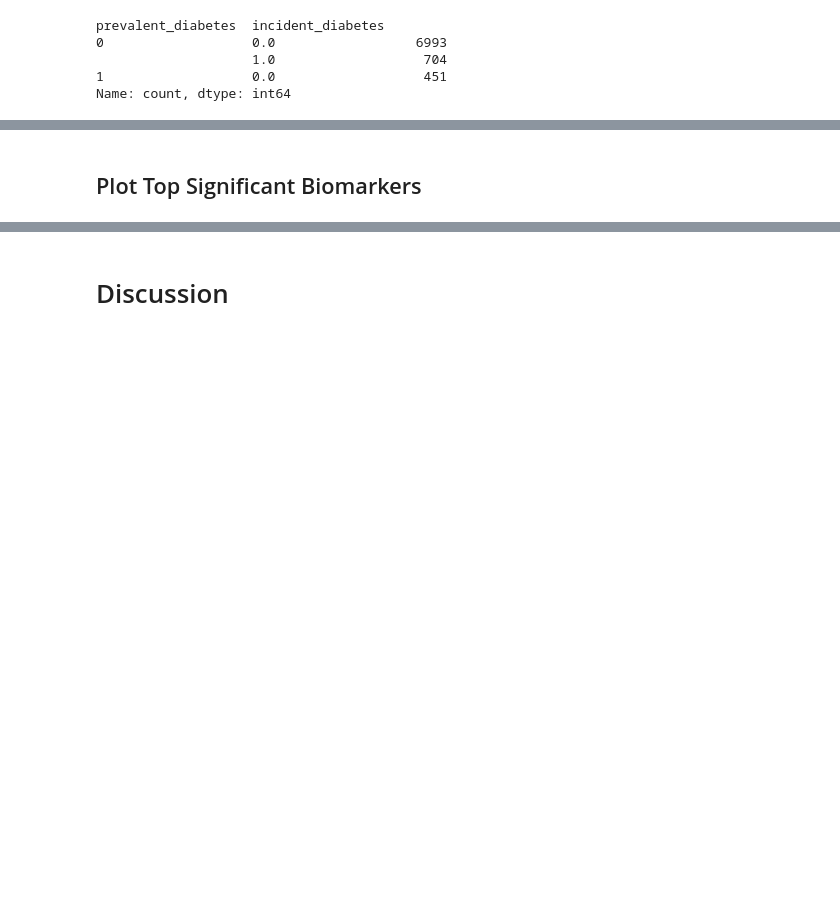
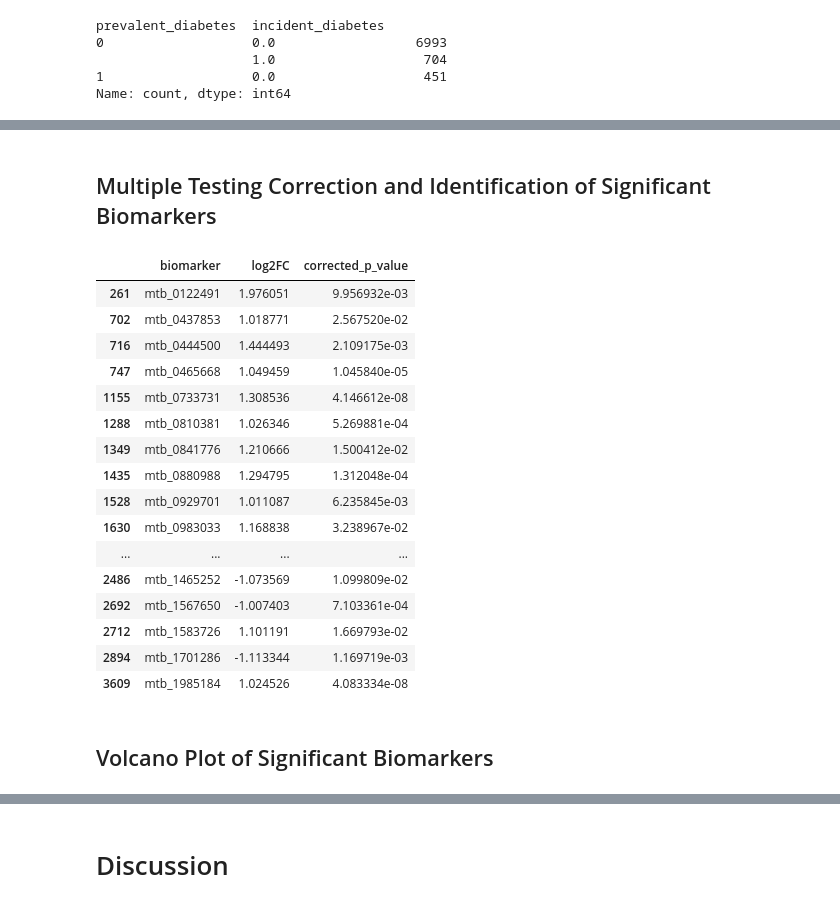
Before and after one commit to ShaunFChen/diabetes_biomarker_project, a Jupyter notebook: notebooks/diabetes_biomarker_analysis.ipynb, the cells around one changed output, grey strips where cells are left out. Saved outputs shown, nothing was run; the diff lists cells and outputs as text; code cells hidden in the pictures; blank space fills up the shorter version.

```diff
--- a/notebooks/diabetes_biomarker_analysis.ipynb
+++ b/notebooks/diabetes_biomarker_analysis.ipynb
@@ -173,7 +209,7 @@ else:
 
     # Perform imputation using the default estimator
     imputed_df = iterative_imputation(
-        raw_df=raw_df,
+        df=transformed_df,
         missing_threshold=0.3,  # Drop columns with >30% missingness
         exclude_cols=[
             'subject_id',
@@ -217,7 +253,7 @@ else:
 
     # Perform imputation with RandomForestRegressor and a custom missing threshold
     rf_X_imputed_df = iterative_imputation(
-        raw_df=raw_df,
+        df=transformed_df,
         missing_threshold=0.3,  # Drop columns with >30% missingness
         exclude_cols=[
             'subject_id',
@@ -386 +420,8 @@ assert X_imputed_df.loc[(X_imputed_df['diabetes_followup_time'] <= 0) & (X_imput
+# %%
+# Data Preprocessing
+cleaned_df = X_imputed_df.dropna(subset=['incident_diabetes']).copy()
+cleaned_df = calculate_propensity_scores(cleaned_df, ['age', 'sex', 'BMI'], 'incident_diabetes')
+
+# Feature Engineering
+matched_data = match_propensity_scores(cleaned_df, 'incident_diabetes')
 # %% [markdown]
@@ -499,2 +429,40 @@ plt.show()
-# %% [markdown]
-## Plot Top Significant Biomarkers
+# %%
+# Logistic Regression
+biomarker_cols = [col for col in matched_data.columns if col.startswith('mtb_')]
+log2_fold_changes, p_values = run_logistic_regression_on_biomarkers(matched_data, ['age', 'sex', 'BMI'], 'incident_diabetes', biomarker_cols)
+# %% [markdown]
+## Multiple Testing Correction and Identification of Significant Biomarkers
+# %%
+# Adjust p-values for multiple testing using Benjamini-Hochberg correction
+corrected_p_values = adjust_p_values(p_values)
+
+# Identify significant biomarkers based on corrected p-values and fold changes
+pval_threshold = -np.log10(0.05)  # p-value < 0.05
+fc_threshold = 1  # Log2 fold change threshold
+significant_biomarkers = pd.DataFrame({
+    'biomarker': biomarker_cols,
+    'log2FC': log2_fold_changes,
+    'corrected_p_value': corrected_p_values
+}).query(f'abs(log2FC) > {fc_threshold} and corrected_p_value < 0.05')
+
+display(significant_biomarkers)
+# %% [output]
+|  | biomarker | log2FC | corrected_p_value |
+| 261 | mtb_0122491 | 1.976051 | 9.956932e-03 |
+| 702 | mtb_0437853 | 1.018771 | 2.567520e-02 |
+| 716 | mtb_0444500 | 1.444493 | 2.109175e-03 |
+| 747 | mtb_0465668 | 1.049459 | 1.045840e-05 |
+| 1155 | mtb_0733731 | 1.308536 | 4.146612e-08 |
+| 1288 | mtb_0810381 | 1.026346 | 5.269881e-04 |
+| 1349 | mtb_0841776 | 1.210666 | 1.500412e-02 |
+| 1435 | mtb_0880988 | 1.294795 | 1.312048e-04 |
+| 1528 | mtb_0929701 | 1.011087 | 6.235845e-03 |
+| 1630 | mtb_0983033 | 1.168838 | 3.238967e-02 |
+| ... | ... | ... | ... |
+| 2486 | mtb_1465252 | -1.073569 | 1.099809e-02 |
+| 2692 | mtb_1567650 | -1.007403 | 7.103361e-04 |
+| 2712 | mtb_1583726 | 1.101191 | 1.669793e-02 |
+| 2894 | mtb_1701286 | -1.113344 | 1.169719e-03 |
+| 3609 | mtb_1985184 | 1.024526 | 4.083334e-08 |
+# %% [markdown]
+## Volcano Plot of Significant Biomarkers
```
Also changed, not shown: parts of 50 cells of this notebook.
